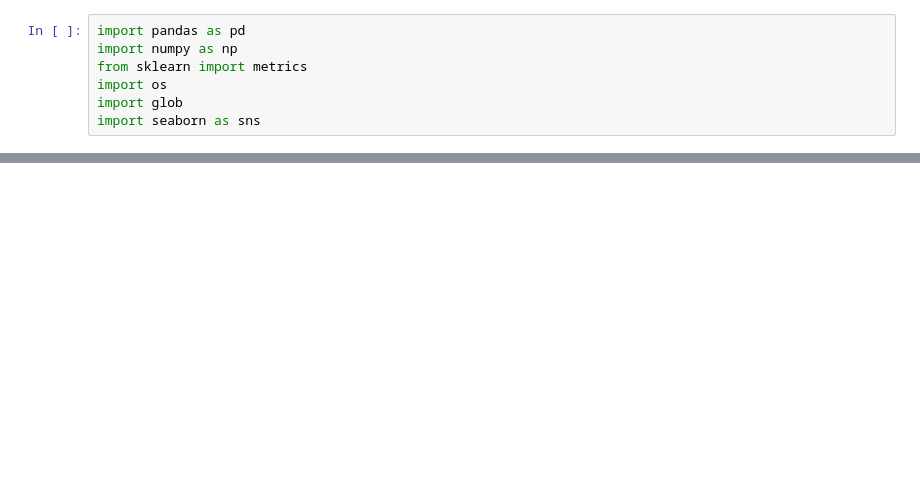
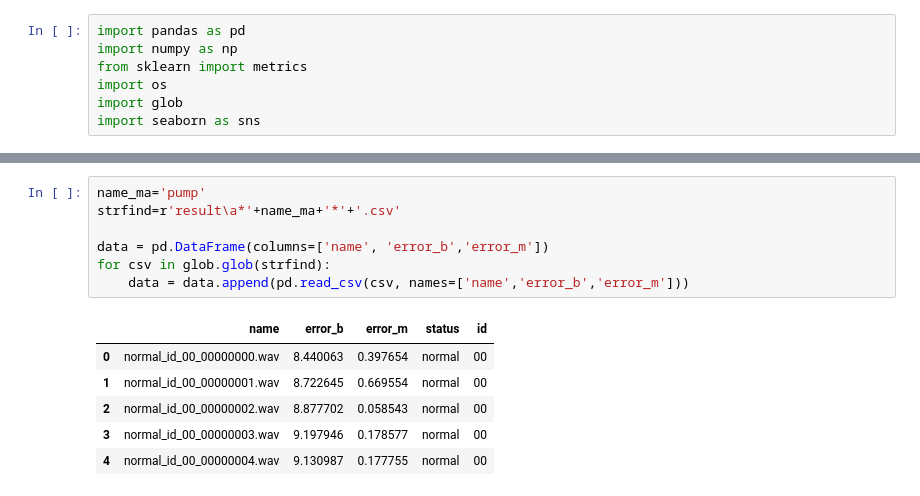
Before and after one commit to Chelovek760/dcase, a Jupyter notebook: metrics_M.ipynb, the cells around one changed output, grey strips where cells are left out. Saved outputs shown, nothing was run; the diff lists cells and outputs as text; blank space fills up the shorter version.

```diff
--- a/metrics_M.ipynb
+++ b/metrics_M.ipynb
@@ -24,3 +67,17 @@ data.describe()
+# %%
+name_ma='pump'
+strfind=r'result\a*'+name_ma+'*'+'.csv'
+
+data = pd.DataFrame(columns=['name', 'error_b','error_m'])
+for csv in glob.glob(strfind):
+    data = data.append(pd.read_csv(csv, names=['name','error_b','error_m']))
+# %% [output]
+|  | name | error_b | error_m | status | id |
+| 0 | normal_id_00_00000000.wav | 8.440063 | 0.397654 | normal | 00 |
+| 1 | normal_id_00_00000001.wav | 8.722645 | 0.669554 | normal | 00 |
+| 2 | normal_id_00_00000002.wav | 8.877702 | 0.058543 | normal | 00 |
+| 3 | normal_id_00_00000003.wav | 9.197946 | 0.178577 | normal | 00 |
+| 4 | normal_id_00_00000004.wav | 9.130987 | 0.177755 | normal | 00 |
 # %%
 data['status'] = data['name'].str.split('_').apply(lambda x: x[0])
 data['id'] = data['name'].str.split('_').apply(lambda x: x[2])
```
Also changed, not shown: parts of 9 cells of this notebook, 54 other files.
